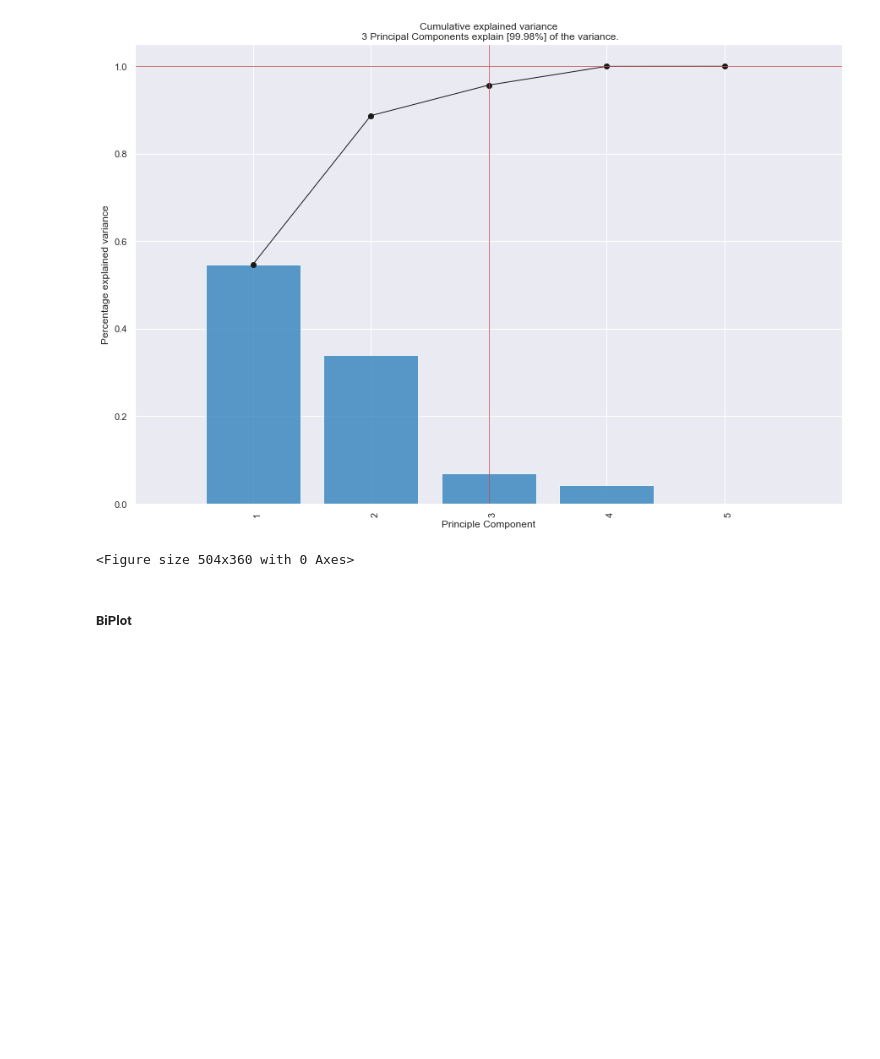
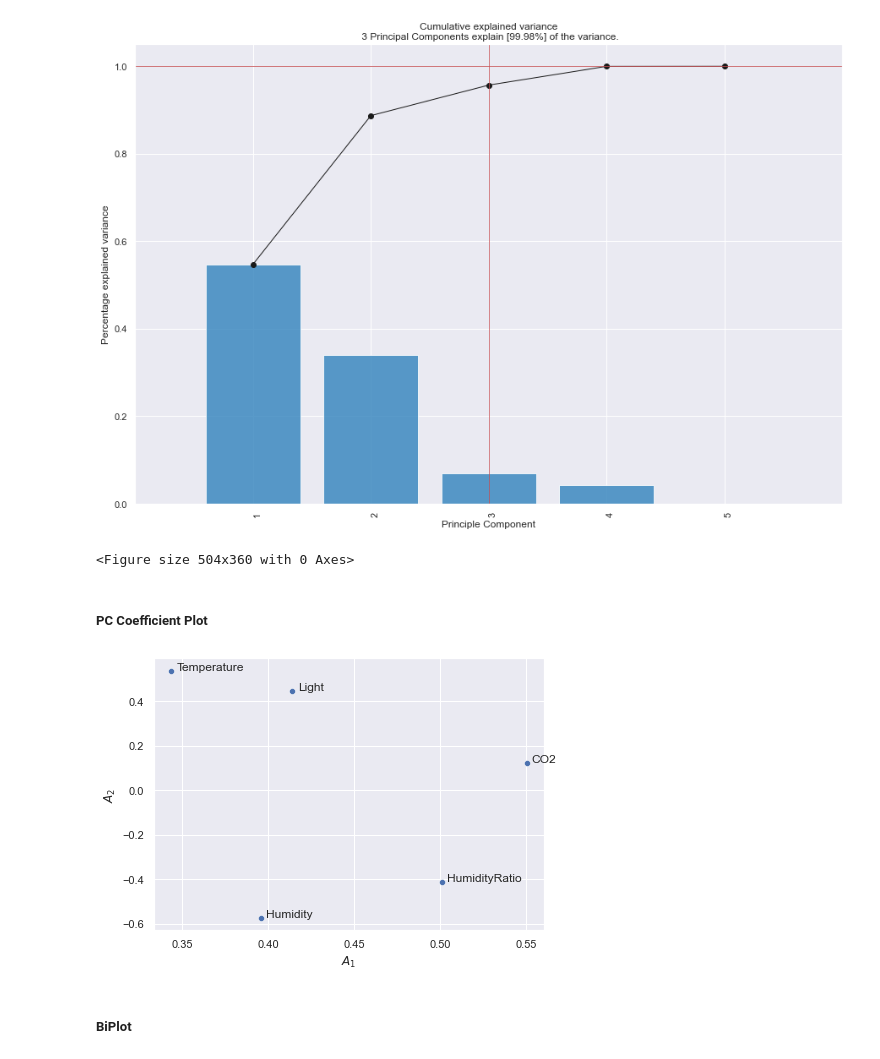
Before and after one commit to GursimarSaini/INSE6220Project, a Jupyter notebook: datasets/occupancy/OccupancyDetectionPCA.ipynb, the cells around one changed output. Drawn from its saved outputs; the diff is of its cells as text; code cells hidden in the pictures; blank space fills up the shorter version.

```diff
--- a/datasets/occupancy/OccupancyDetectionPCA.ipynb
+++ b/datasets/occupancy/OccupancyDetectionPCA.ipynb
@@ -130,2 +164,7 @@ plt.show()
 # %% [markdown]
 ### Principal Component Analysis
+# %%
+pcss = PCA()
+pcss.fit_transform(X)
+A = pcss.components_.T
+Lambda = pcss.explained_variance_
@@ -178,9 +245,0 @@ A = out['loadings'].T
-# %%
-variables = list(df.columns)
-sns.scatterplot(data=A, x="PC1", y="PC2")
-plt.xlabel('$A_1$')
-plt.ylabel('$A_2$')
-for i in range(A.shape[0]):
- plt.text(x=A.PC1[i]+0.02,y=A.PC2[i]+0.02, s=variables[i],
-          fontdict=dict(color='red',size=10),
-          bbox=dict(facecolor='yellow',alpha=0.5))
@@ -205,6 +262,17 @@ model.plot();
 # %% [output]
 [figure]
 <Figure size 504x360 with 0 Axes>
+# %% [markdown]
+##### PC Coefficient Plot
+# %%
+variables = list(df.columns)
+sns.scatterplot(data=A, x="PC1", y="PC2")
+plt.xlabel('$A_1$')
+plt.ylabel('$A_2$')
+for i in range(A.shape[0]):
+     plt.text(x=A.PC1[i]+0.003,y=A.PC2[i]+0.003, s=variables[i])
+# %% [output]
+[figure, added]
 # %% [markdown]
 ##### BiPlot
 # %%
```
Also changed, not shown: parts of 26 cells of this notebook, 20 other files.
